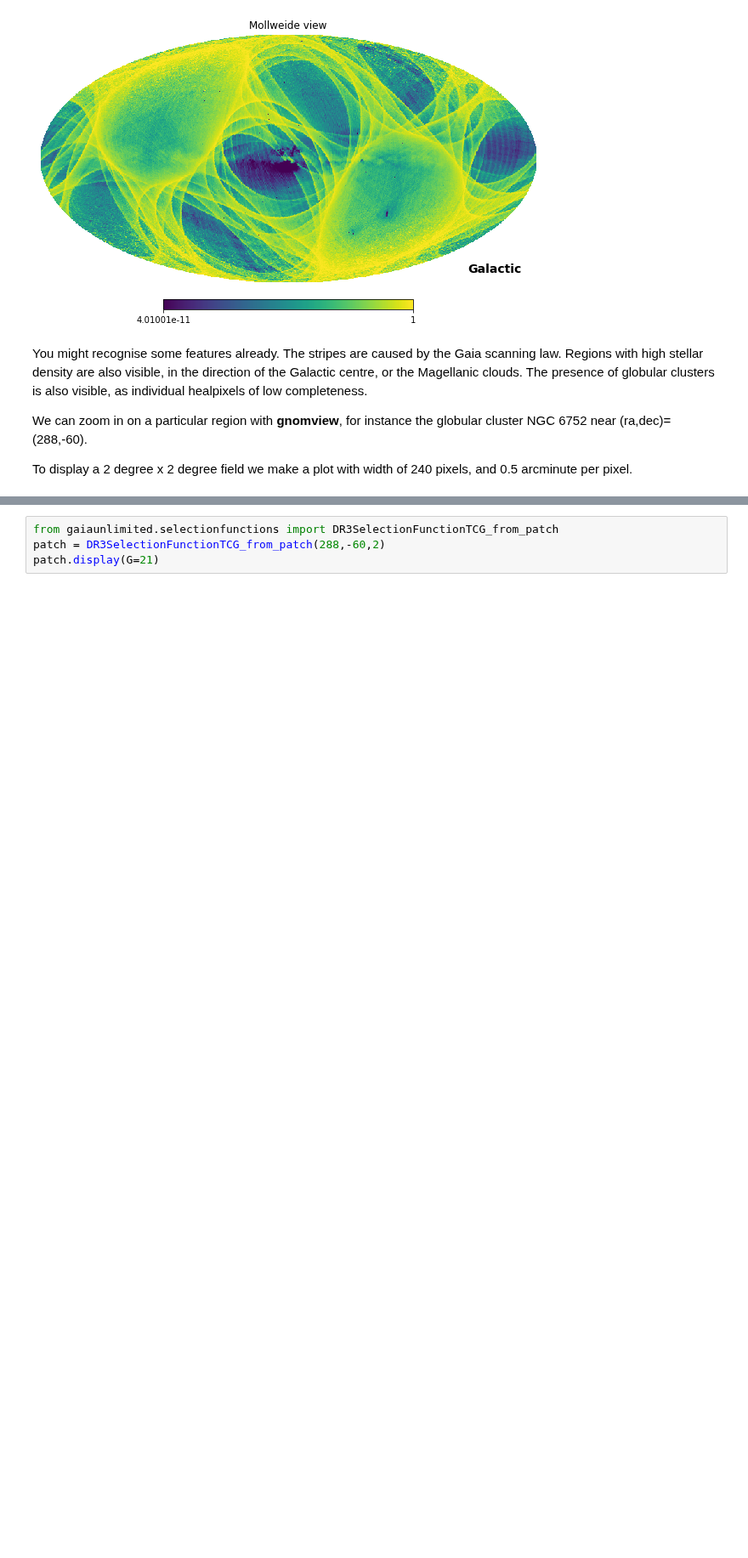
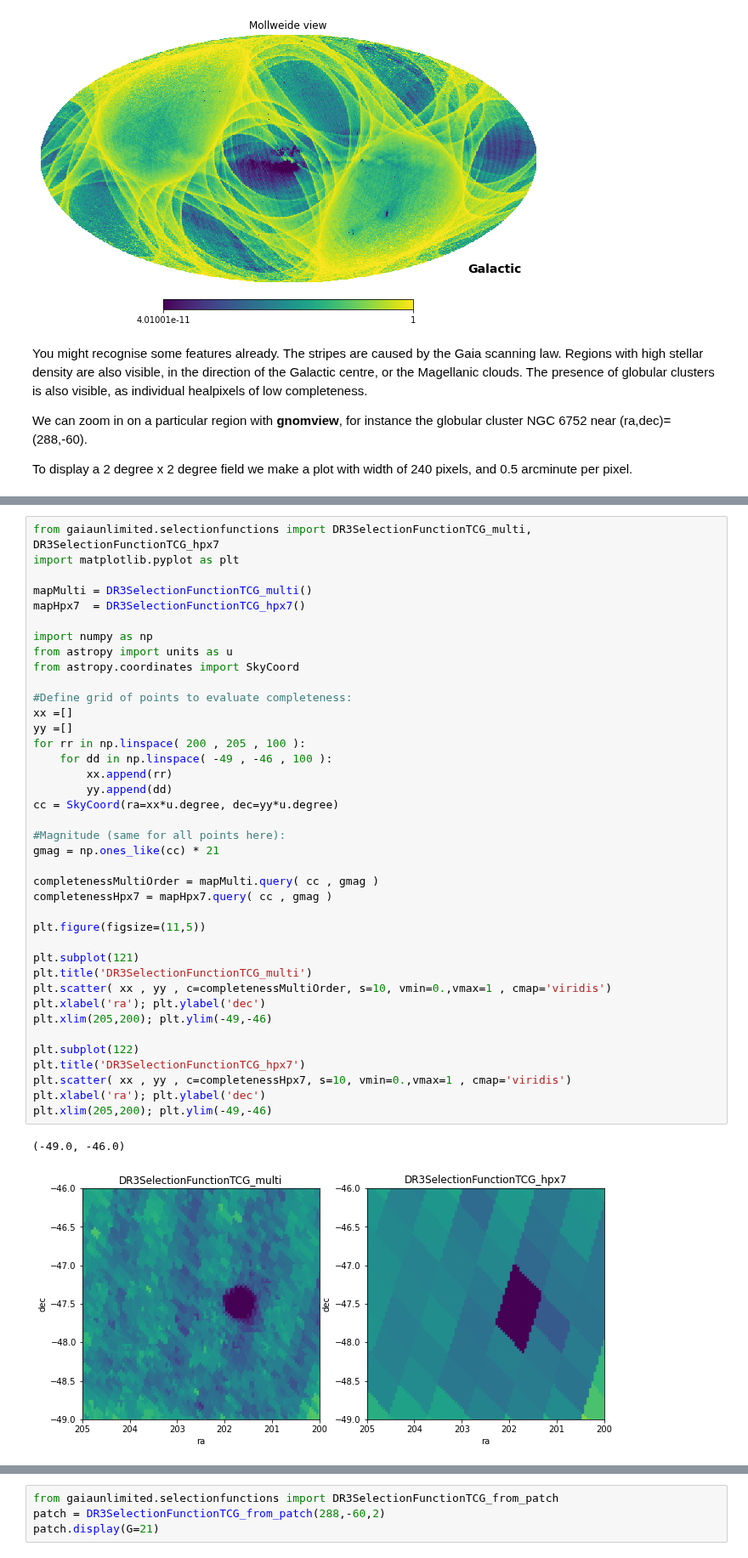
Before and after one commit to gaia-unlimited/gaiaunlimited, a Jupyter notebook: docs/dr3-empirical-completeness.ipynb, the cells around one changed output, grey strips where cells are left out. Shown at 85% size. Saved outputs shown, nothing was run; the diff lists cells and outputs as text; blank space fills up the shorter version.

Commit message:
added multi order map (#19)
* added multi order map

* added astropy_healpix to setup.cfg

* correct DL link for all sky uniq map

* updated notebook with multi order

```diff
--- a/docs/dr3-empirical-completeness.ipynb
+++ b/docs/dr3-empirical-completeness.ipynb
@@ -47 +53,43 @@ hp.gnomview(completeness,rot=[288,-60],xsize=240,reso=0.5)
+# %%
+from gaiaunlimited.selectionfunctions import DR3SelectionFunctionTCG_multi, DR3SelectionFunctionTCG_hpx7
+import matplotlib.pyplot as plt
+
+mapMulti = DR3SelectionFunctionTCG_multi()
+mapHpx7  = DR3SelectionFunctionTCG_hpx7()
+
+import numpy as np
+from astropy import units as u
+from astropy.coordinates import SkyCoord
+
+#Define grid of points to evaluate completeness:
+xx =[]
+yy =[]
+for rr in np.linspace( 200 , 205 , 100 ):
+    for dd in np.linspace( -49 , -46 , 100 ):
+        xx.append(rr)
+        yy.append(dd)
+cc = SkyCoord(ra=xx*u.degree, dec=yy*u.degree)
+
+#Magnitude (same for all points here):
+gmag = np.ones_like(cc) * 21
+
+completenessMultiOrder = mapMulti.query( cc , gmag )
+completenessHpx7 = mapHpx7.query( cc , gmag )
+
+plt.figure(figsize=(11,5))
+
+plt.subplot(121)
+plt.title('DR3SelectionFunctionTCG_multi')
+plt.scatter( xx , yy , c=completenessMultiOrder, s=10, vmin=0.,vmax=1 , cmap='viridis')
+plt.xlabel('ra'); plt.ylabel('dec')
+plt.xlim(205,200); plt.ylim(-49,-46)
+
+plt.subplot(122)
+plt.title('DR3SelectionFunctionTCG_hpx7')
+plt.scatter( xx , yy , c=completenessHpx7, s=10, vmin=0.,vmax=1 , cmap='viridis')
+plt.xlabel('ra'); plt.ylabel('dec')
+plt.xlim(205,200); plt.ylim(-49,-46)
+# %% [output]
+(-49.0, -46.0)
+[figure, added]
 # %% [markdown]
```
Also changed, not shown: parts of 5 cells of this notebook, 2 other files.
